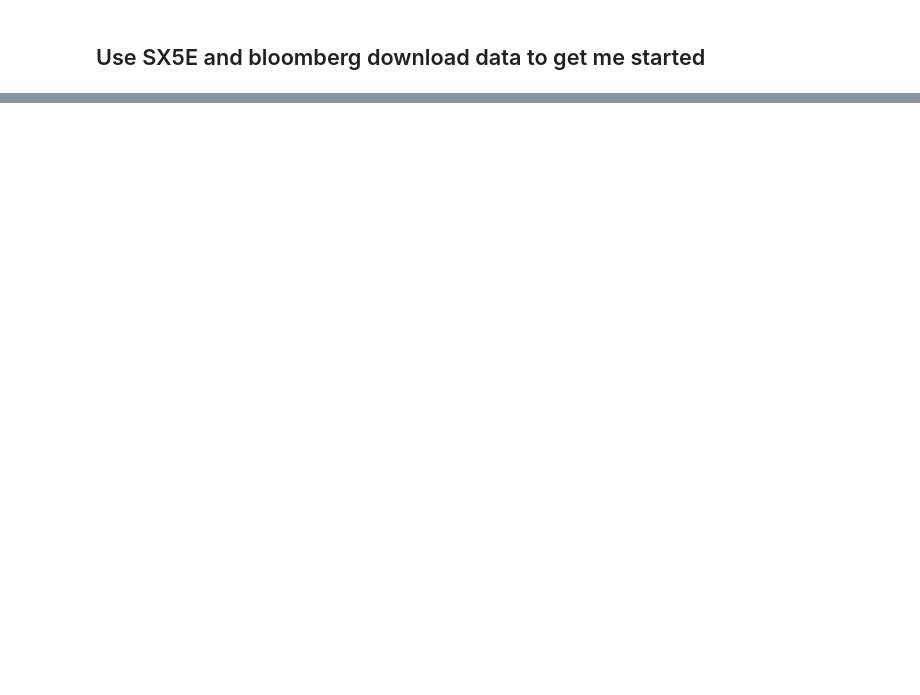
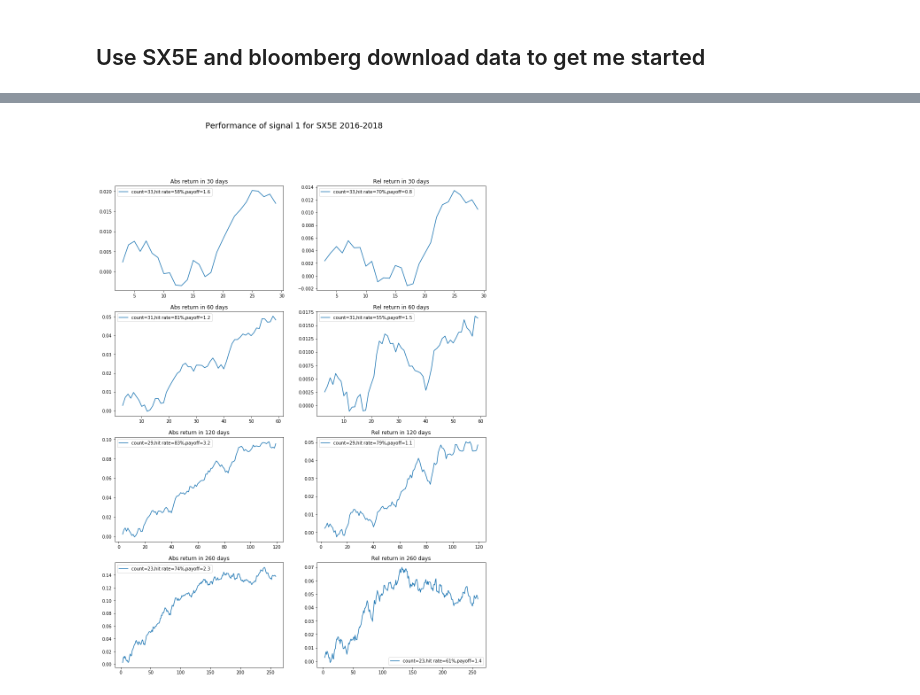
Before and after one commit to zliyclh/post_result, a Jupyter notebook: Starter code.ipynb, the cells around one changed output, grey strips where cells are left out. Cells and saved outputs as stored; diff of their text form; code cells hidden in the pictures; blank space fills up the shorter version.

Commit message:
add subplots for different time horizons

```diff
--- a/Starter code.ipynb
+++ b/Starter code.ipynb
@@ -132,0 +134,29 @@ trading_analytics(rel_return_df[3:])
+# %%
+# plot the performance for different holding period
+period_list=[30,60,120,260]
+fig=plt.figure(figsize=(15,20))
+fig.suptitle("Performance of signal 1 for SX5E 2016-2018", fontsize=18)
+for idx, val in enumerate(period_list):
+    ax1=fig.add_subplot(len(period_list),2,idx*2+1)
+    abs_return_df=signal_return_df(signal_list,abs_return,val)
+    abs_cum_return=abs_return_df[3:].mean(axis=1).cumsum()
+    ax1.plot(abs_cum_return)
+    ax1.set_title("Abs return in "+str(val)+" days")
+    count,hit, payoff=trading_analytics(abs_return_df[3:])
+    ax1.legend(['count='+str(count)+
+                ',hit rate='+str("{:.0%}".format(hit))+
+                ',payoff='+str(round(payoff,1))])
+
+    ax2=fig.add_subplot(len(period_list),2,idx*2+2)
+    rel_return_df=signal_return_df(signal_list,rel_return,val)
+    rel_cum_return=rel_return_df[3:].mean(axis=1).cumsum()
+    ax2.plot(rel_cum_return)
+    ax2.set_title("Rel return in "+str(val)+" days")
+    count,hit, payoff=trading_analytics(rel_return_df[3:])
+    ax2.legend(['count='+str(count)+
+                ',hit rate='+str("{:.0%}".format(hit))+
+                ',payoff='+str(round(payoff,1))])
+
+plt.show()
+# %% [output]
+[figure, added]
```
Also changed, not shown: parts of 6 cells of this notebook.
